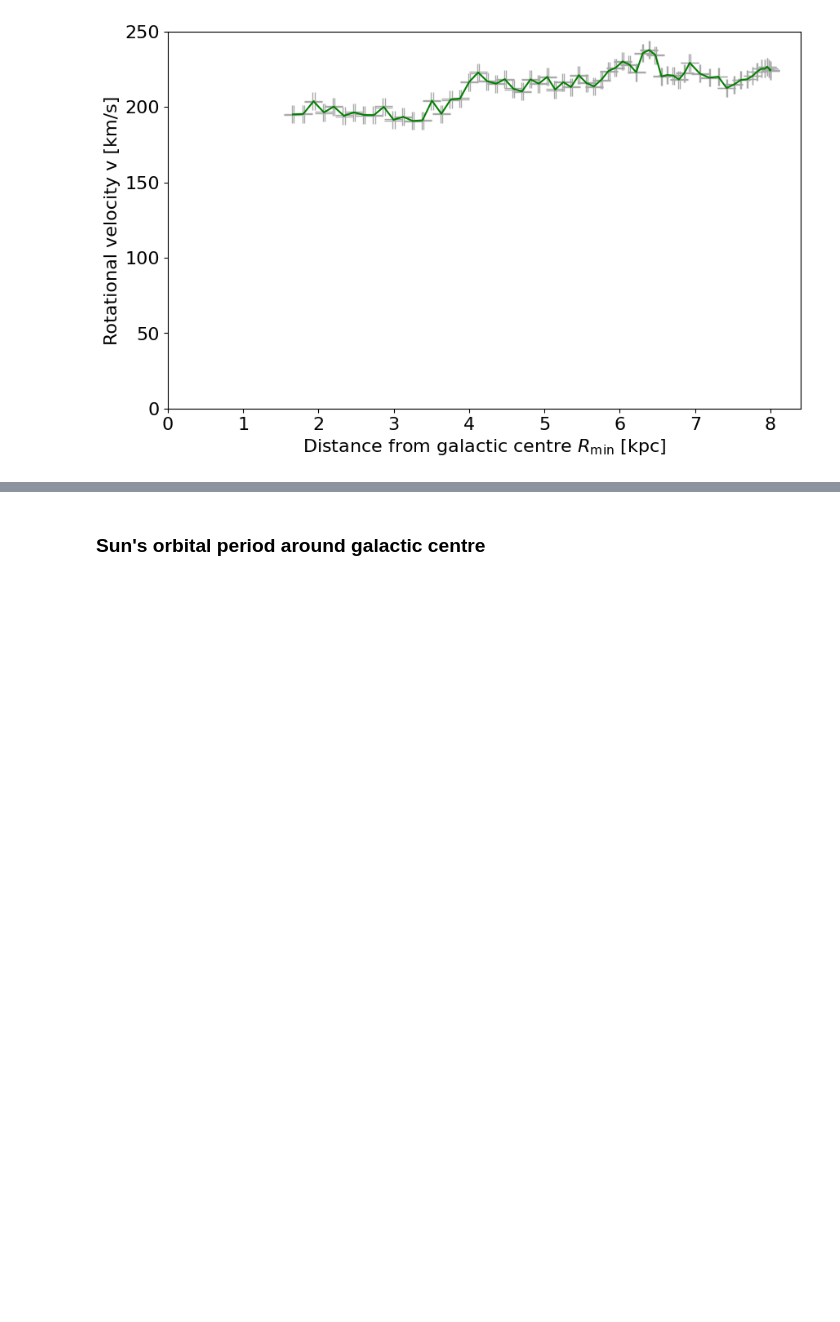
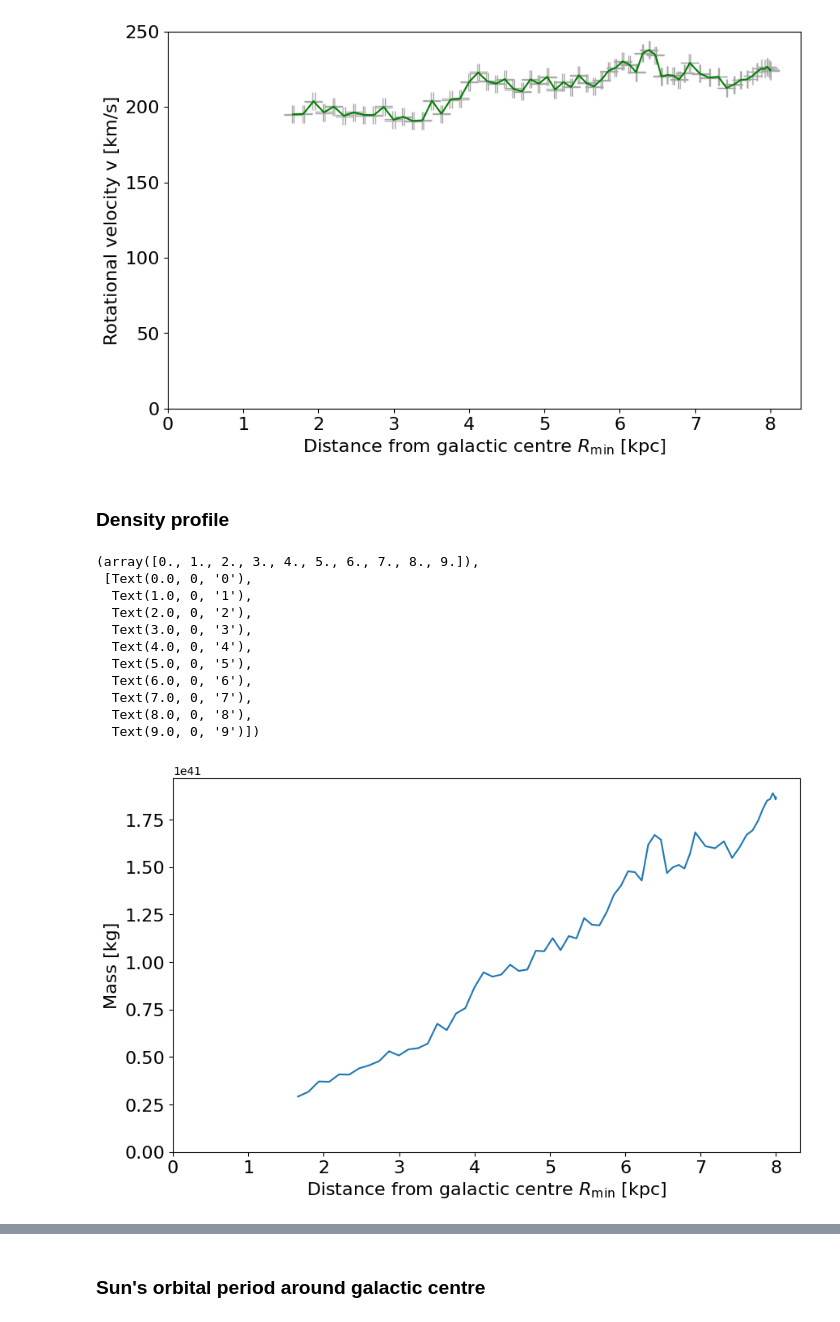
Before and after one commit to sofiasmg/ExpAstro, a Jupyter notebook: lab3.ipynb, the cells around one changed output, grey strips where cells are left out. Drawn from its saved outputs; the diff is of its cells as text; code cells hidden in the pictures; blank space fills up the shorter version.

```diff
--- a/lab3.ipynb
+++ b/lab3.ipynb
@@ -44,3 +44,14 @@ plt.xticks(fontsize=16)
   Text(8.0, 0, '8'),
   Text(9.0, 0, '9')])
 [figure]
+# %% [markdown]
+### Density profile
+# %%
+v_Rmin = v_Rmin*1000 # m/s
+Rmin = Rmin*1000*3.0857*10**(16) # in m
+G = 6.674*10**(-11) # in SI
+
+# log_Rmin = np.log(Rmin)
+# log_vmin = np.log(v_Rmin)
+# grad = np.gradient(log_vmin, log_Rmin)
+# rho = v_Rmin**2/(4*np.pi*G*Rmin**2)*(1+2*grad)
@@ -46,0 +70,25 @@ plt.xticks(fontsize=16)
+# %%
+M_approx = Rmin*v_Rmin**2/G
+
+plt.figure(figsize=(10, 6))
+plt.plot(Rmin/(1000*3.0857*10**(16)), M_approx)
+plt.xlabel(r'Distance from galactic centre $R_{\min}$ [kpc]', fontsize=16)
+plt.ylabel('Mass [kg]', fontsize=16)
+plt.xlim(0,)
+plt.ylim(0,)
+plt.savefig('mass_profile.png', dpi=300, bbox_inches='tight')
+plt.yticks(fontsize=16)
+plt.xticks(fontsize=16)
+# %% [output]
+(array([0., 1., 2., 3., 4., 5., 6., 7., 8., 9.]),
+ [Text(0.0, 0, '0'),
+  Text(1.0, 0, '1'),
+  Text(2.0, 0, '2'),
+  Text(3.0, 0, '3'),
+  Text(4.0, 0, '4'),
+  Text(5.0, 0, '5'),
+  Text(6.0, 0, '6'),
+  Text(7.0, 0, '7'),
+  Text(8.0, 0, '8'),
+  Text(9.0, 0, '9')])
+[figure, added]
```
Also changed, not shown: parts of 9 cells of this notebook, 4 other files.
